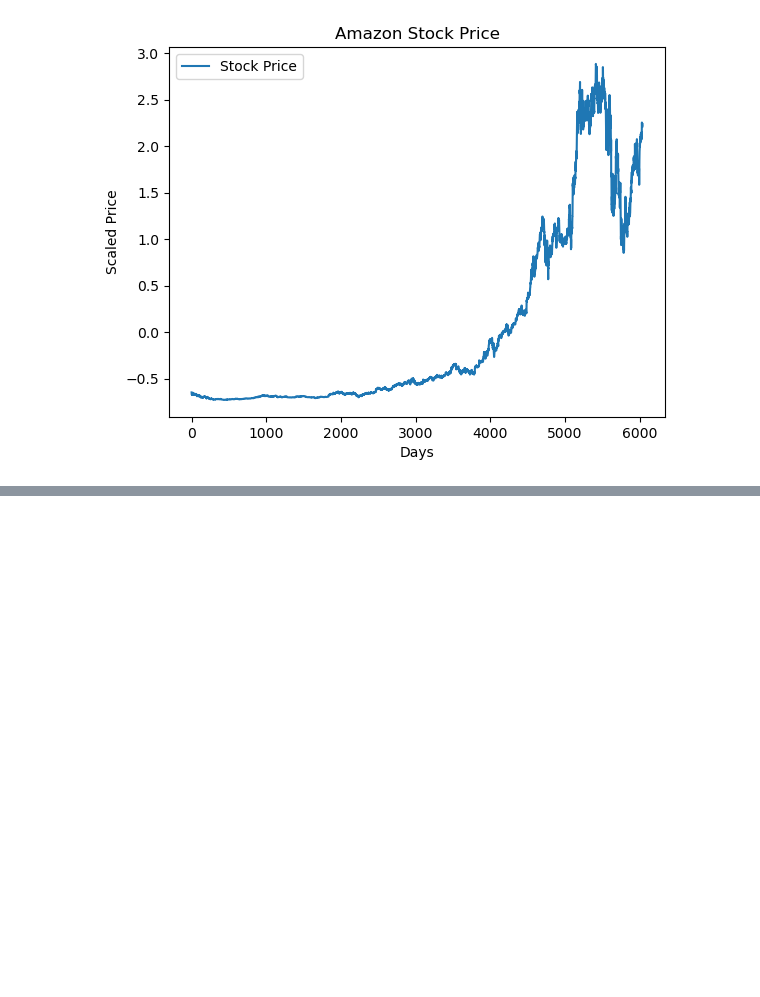
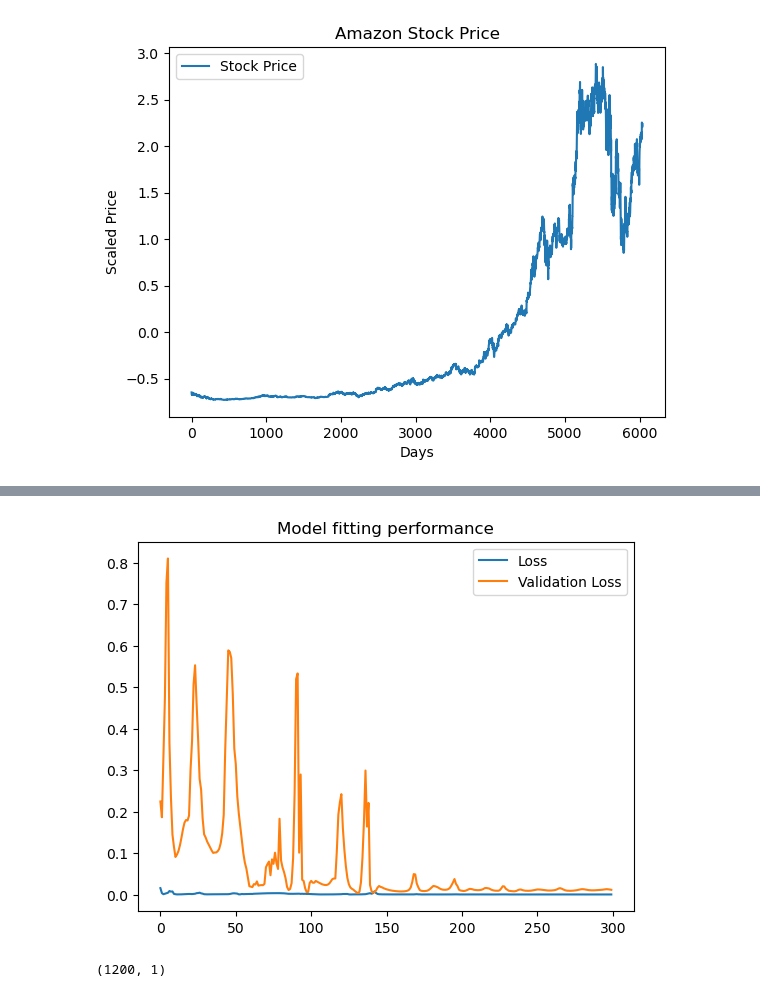
Before and after one commit to PaulaPerazzo/lstm, a Jupyter notebook: lstm.ipynb, the cells around one changed output, grey strips where cells are left out. Drawn from its saved outputs; the diff is of its cells as text; code cells hidden in the pictures; blank space fills up the shorter version.

Commit message:
lstm

```diff
--- a/lstm.ipynb
+++ b/lstm.ipynb
@@ -53,0 +90,18 @@ plt.show()
+# %%
+data_size = len(X)
+split_percnt = 0.8
+split_point=round(len(data)*split_percnt)
+
+X_train = np.array(X[:split_point])
+y_train = np.array(y[:split_point])
+
+X_test = np.array(X[split_point:])
+y_test = np.array(y[split_point:])
+
+print(X_train.shape, y_train.shape)
+print(X_test.shape, y_test.shape)
+
+np.save('./data/X_train.npy', X_train)
+np.save('./data/y_train.npy', y_train)
+np.save('./data/X_test.npy', X_test)
+np.save('./data/y_test.npy', y_test)
@@ -53,0 +113,5 @@ plt.show()
+# %%
+model = Sequential()
+model.add(LSTM(256, input_shape=(X_train.shape[1], 1)))
+model.add(Dense(1))
+model.compile(optimizer='adam', loss='mse')
@@ -53,0 +120,5 @@ plt.show()
+# %%
+history = model.fit(x=X_train,y=y_train,epochs=300,validation_data=(X_test,y_test),shuffle=False)
+
+with open('history.pkl', 'wb') as file:
+    pickle.dump(history.history, file)
@@ -53,0 +149,6 @@ plt.show()
+# %%
+model = load_model("./model/lstm.h5")
+
+# load trainning history
+with open('./model/history.pkl', 'rb') as file:
+    history_loaded = pickle.load(file)
@@ -53,0 +165,14 @@ plt.show()
+# %%
+axes=plt.axes()
+axes.plot(pd.DataFrame(history_loaded)['loss'], label='Loss')
+axes.plot(pd.DataFrame(history_loaded)['val_loss'], label='Validation Loss')
+axes.legend(loc=0)
+axes.set_title('Model fitting performance')
+plt.savefig('./figs/model-fitting.png')
+# %% [output]
+[figure, added]
+# %%
+y_predicted=scaler.inverse_transform(model.predict(X_test))
+y_true=scaler.inverse_transform(y_test.reshape(y_test.shape[0],1))
+# %% [output]
+(1200, 1)
```
Also changed, not shown: parts of 16 cells of this notebook, 27 other files.
